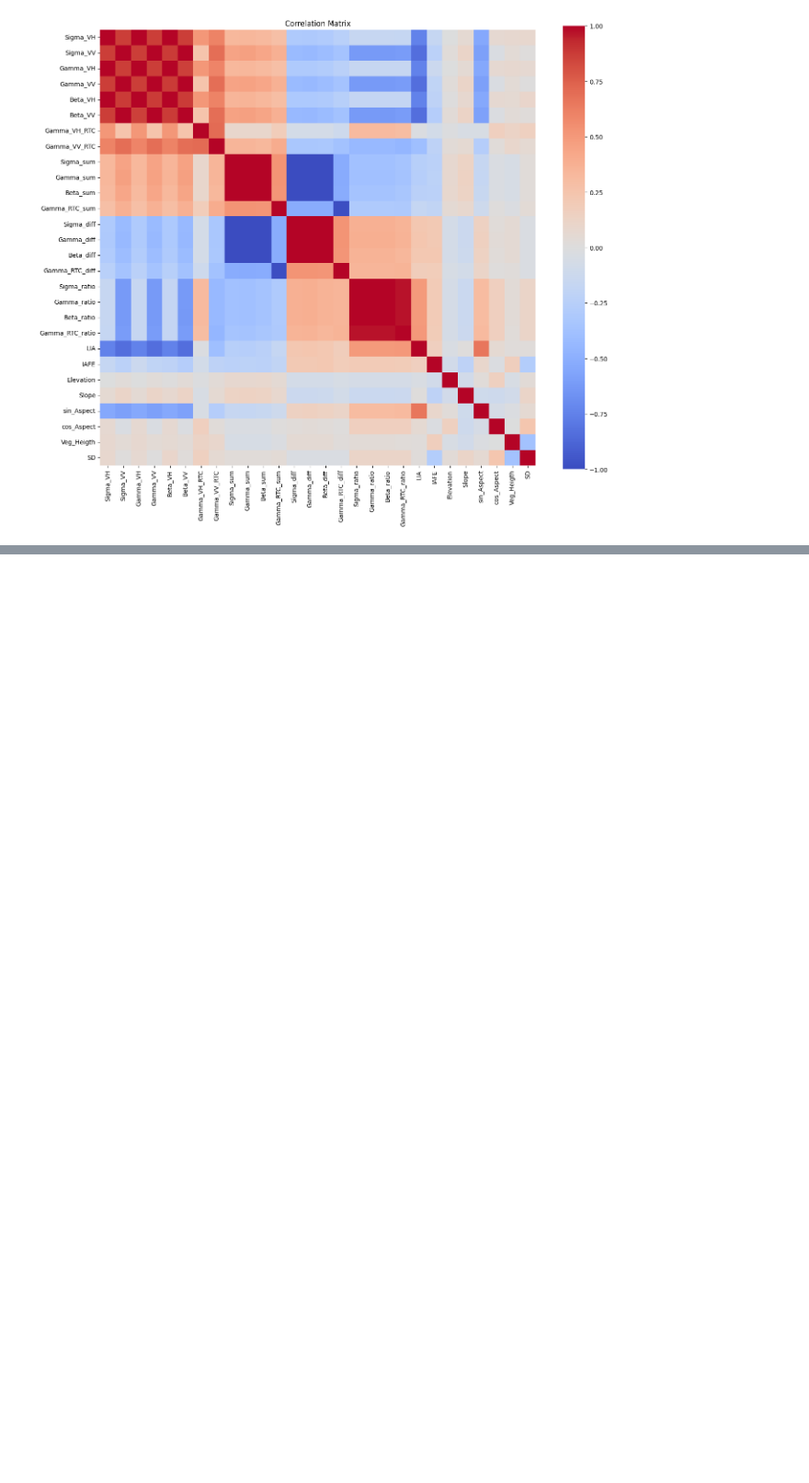
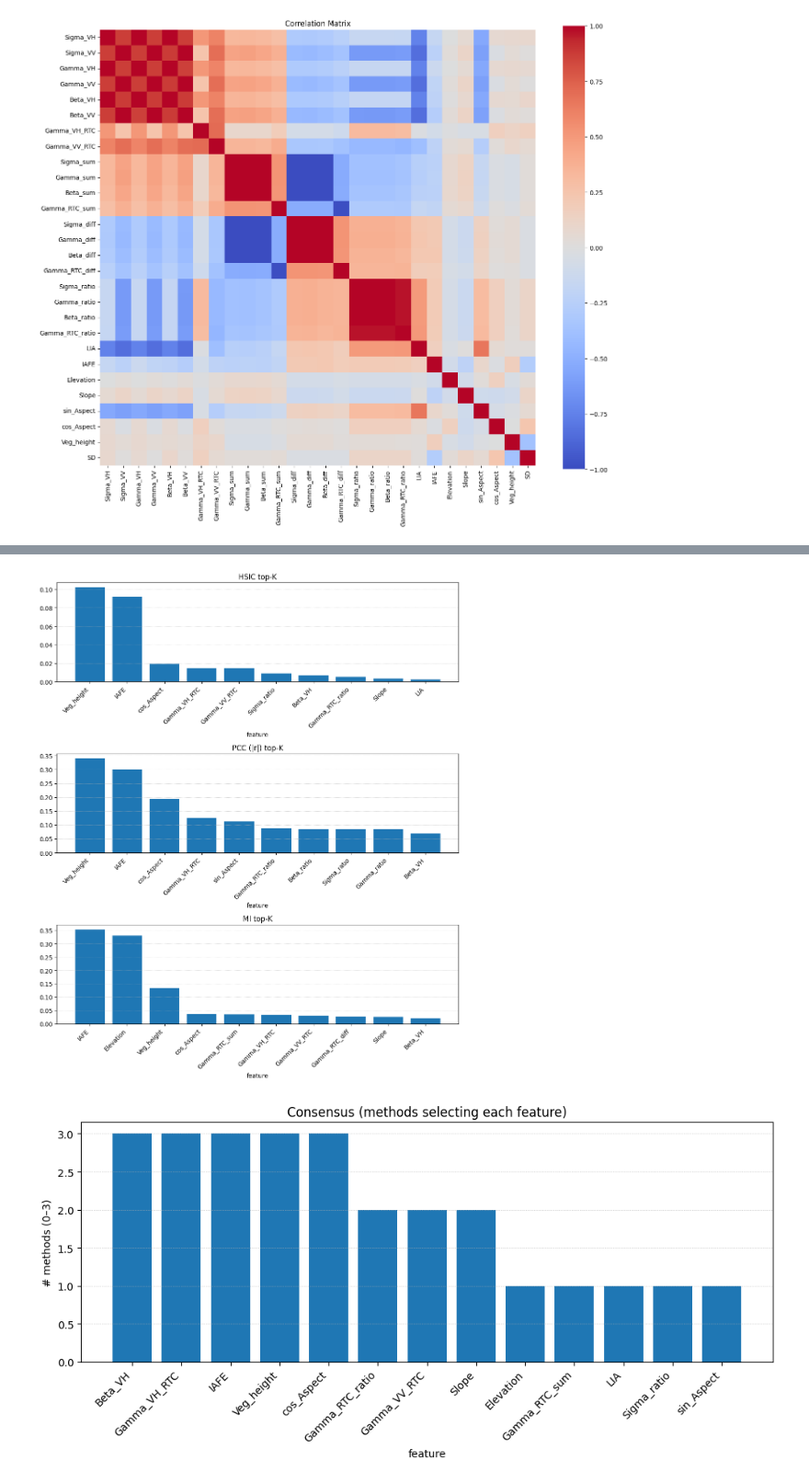
Before and after one commit to mathiasskauge/Mathias_Snowdepth, a Jupyter notebook: data_inspection.ipynb, the cells around one changed output, grey strips where cells are left out. Shown at 92% size. Cells and saved outputs as stored; diff of their text form; code cells hidden in the pictures; blank space fills up the shorter version.

```diff
--- a/data_inspection.ipynb
+++ b/data_inspection.ipynb
@@ -188,0 +194,41 @@ dev_df  = df[df['aoi_name'] != HOLDOUT_AOI].copy()
+# %%
+# Prep top-k tables (ensure consistent columns)
+hsic_tbl = hsic_top.copy()  # columns: ['feature','score']
+hsic_tbl = hsic_tbl.head(TOP_K).reset_index(drop=True)
+
+pcc_tbl  = pcc_rank.loc[:, ['feature','abs_pcc']].head(TOP_K).reset_index(drop=True)
+mi_tbl   = mi_rank.loc[:, ['feature','mi']].head(TOP_K).reset_index(drop=True)
+
+def bar(ax, names, values, title, xlabel):
+    ax.bar(range(len(values)), values)
+    ax.set_xticks(range(len(values)))
+    ax.set_xticklabels(names, rotation=45, ha="right")
+    ax.set_title(title)
+    ax.set_xlabel(xlabel)
+    ax.grid(True, axis='y', linestyle=':', linewidth=0.5)
+
+# Top-K bars for each method
+fig, axes = plt.subplots(3, 1, figsize=(10, 12))
+bar(axes[0], hsic_tbl['feature'], hsic_tbl['score'], "HSIC top-K", "feature")
+bar(axes[1], pcc_tbl['feature'],  pcc_tbl['abs_pcc'], "PCC (|r|) top-K", "feature")
+bar(axes[2], mi_tbl['feature'],   mi_tbl['mi'],       "MI top-K", "feature")
+plt.tight_layout()
+plt.show()
+
+
+# Consensus across methods (how many picked each)
+cons_counts = {}
+for f in hsic_selected: cons_counts[f] = cons_counts.get(f, 0) + 1
+for f in pcc_selected:  cons_counts[f] = cons_counts.get(f, 0) + 1
+for f in mi_selected:   cons_counts[f] = cons_counts.get(f, 0) + 1
+cons_df = (pd.DataFrame({"feature": list(cons_counts.keys()),
+                         "n_methods": list(cons_counts.values())})
+           .sort_values(["n_methods","feature"], ascending=[False, True]))
+
+fig, ax = plt.subplots(1, 1, figsize=(10, 5))
+bar(ax, cons_df['feature'], cons_df['n_methods'], "Consensus (methods selecting each feature)", "feature")
+ax.set_ylabel("# methods (0–3)")
+plt.tight_layout(); plt.show()
+# %% [output]
+[figure, added]
+[figure, added]
```
Also changed, not shown: parts of 7 cells of this notebook, 8 other files.
